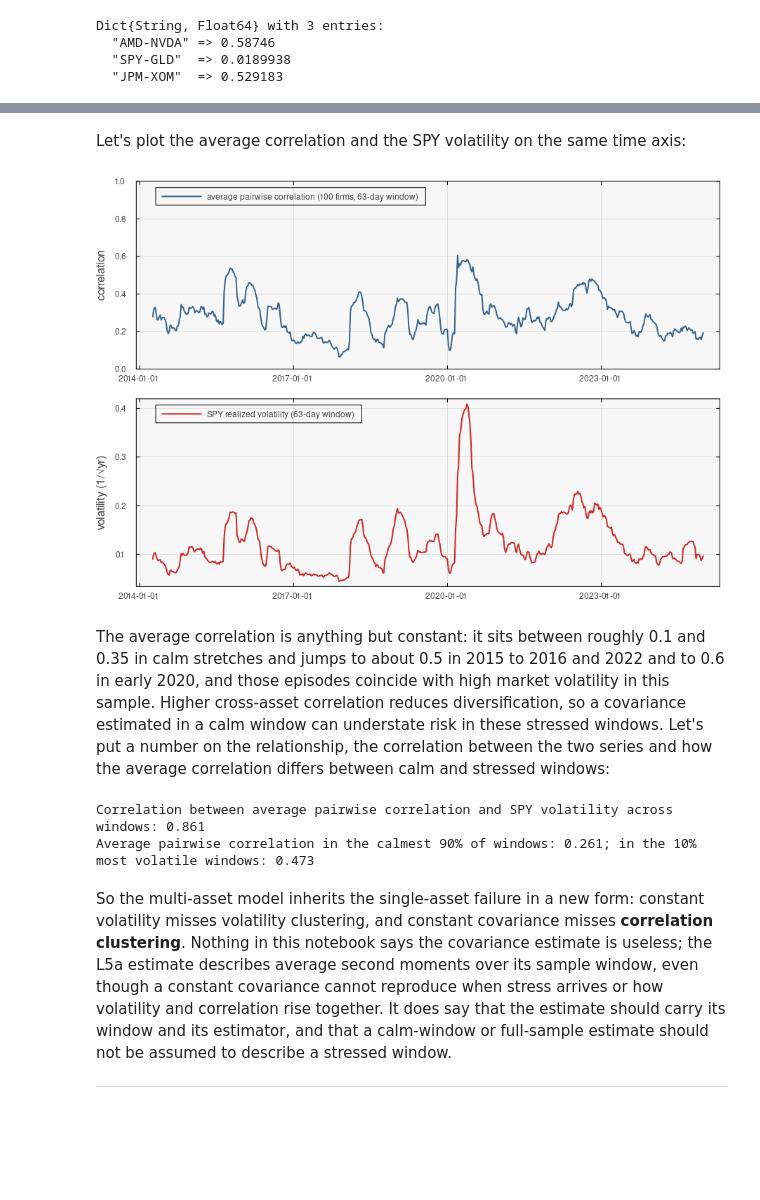
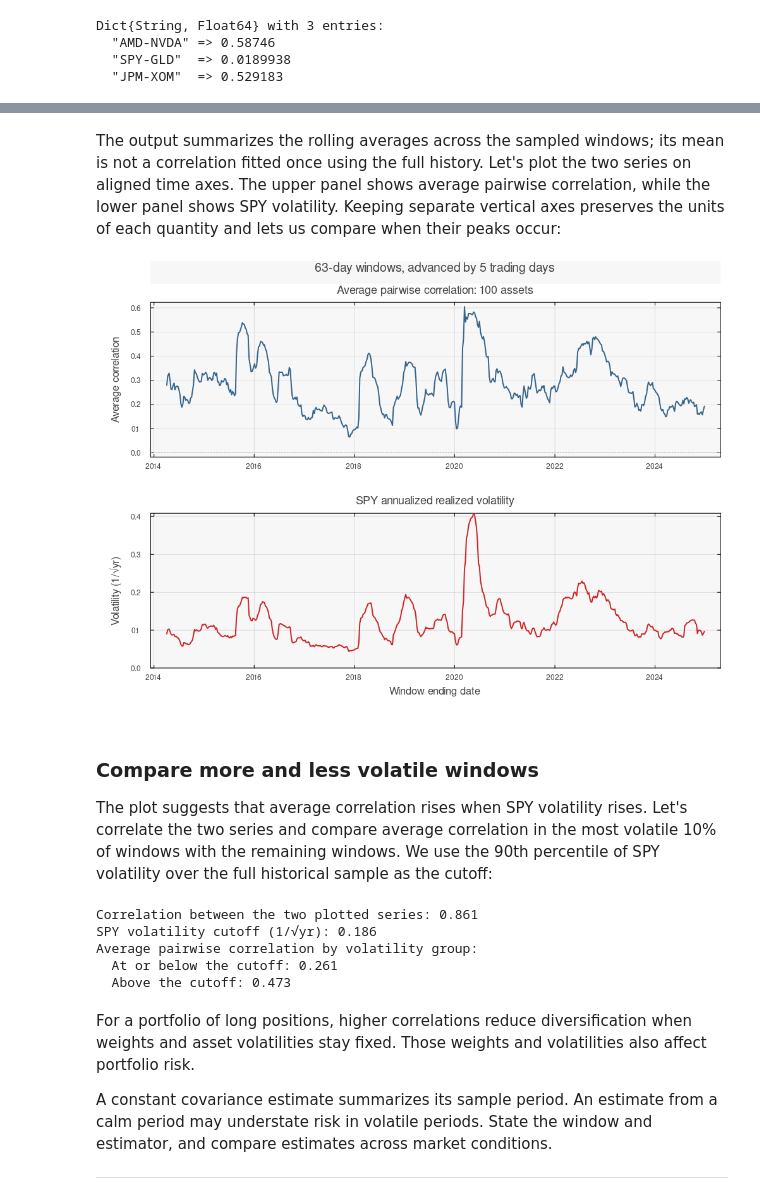
Before and after one commit to varnerlab/CHEME-5660-CourseRepository-Fall-2026, a Jupyter notebook: lectures/week-5/L5a/advanced/rolling-correlation/CHEME-5660-L5a-Advanced-RollingCorrelation-Fall-2026.ipynb, the cells around one changed output, grey strips where cells are left out. Drawn from its saved outputs; the diff is of its cells as text; code cells hidden in the pictures; blank space fills up the shorter version.

```diff
--- a/lectures/week-5/L5a/advanced/rolling-correlation/CHEME-5660-L5a-Advanced-RollingCorrelation-Fall-2026.ipynb
+++ b/lectures/week-5/L5a/advanced/rolling-correlation/CHEME-5660-L5a-Advanced-RollingCorrelation-Fall-2026.ipynb
@@ -41,0 +54,19 @@ We use the daily data for the firms in the [S&P 500](https://en.wikipedia.org/wi
+# %%
+dataset, list_of_tickers = let
+    original_dataset = MyTrainingMarketDataSet()["dataset"]; # Daily price records indexed by ticker.
+    maximum_number_trading_days = nrow(original_dataset["AAPL"]); # Length of the complete price history.
+    dataset = Dict(
+        ticker => records for (ticker, records) in original_dataset
+        if nrow(records) == maximum_number_trading_days
+    );
+    list_of_tickers = sort(collect(keys(dataset))); # Fixed column order for the growth-rate matrix.
+    reference_timestamps = dataset["AAPL"][!, :timestamp]; # Trading dates shared by the retained assets.
+
+    # Correlations require observations from the same trading intervals.
+    @assert all(
+        dataset[ticker][!, :timestamp] == reference_timestamps
+        for ticker in list_of_tickers
+    ) "Retained assets must have matching trading dates."
+
+    (dataset, list_of_tickers)
+end;
@@ -171,30 +404,60 @@ Average pairwise correlation over the decade: mean 0.282, min 0.065, max 0.605
 # %% [markdown]
-Let's plot the average correlation and the SPY volatility on the same time axis:
+The output summarizes the rolling averages across the sampled windows; its mean is not a correlation fitted once using the full history. Let's plot the two series on aligned time axes. The upper panel shows average pairwise correlation, while the lower panel shows SPY volatility. Keeping separate vertical axes preserves the units of each quantity and lets us compare when their peaks occur:
 # %%
 let
-    p1 = plot(universe_df.date, universe_df.mean_correlation; color = :steelblue4, lw = 2, label = "average pairwise correlation (100 firms, 63-day window)",
-        ylabel = "correlation", legend = :topleft, ylims = (0, 1))
-    p2 = plot(universe_df.date, universe_df.spy_volatility; color = :firebrick3, lw = 2, label = "SPY realized volatility (63-day window)",
-        ylabel = "volatility (1/√yr)", legend = :topleft)
-    plot(p1, p2; layout = (2, 1), size = (900, 620), link = :x)
+    years = 2014:2:2024
+    date_ticks = (Date.(years), string.(years))
+    p1 = plot(
+        universe_df.date, universe_df.mean_correlation;
+        color = :steelblue4, legend = false, ylabel = "Average correlation",
+        title = "Average pairwise correlation: $(subset_size) assets",
+    )
+    hline!(p1, [0.0]; color = :gray65, linestyle = :dot, linewidth = 1)
+    p2 = plot(
+        universe_df.date, universe_df.spy_volatility;
+        color = :firebrick3, legend = false, ylabel = "Volatility (1/√yr)",
+        title = "SPY annualized realized volatility", xlabel = "Window ending date",
+        ylims = (0, Inf),
+    )
+    plot(
+        p1, p2; layout = (2, 1), size = (1000, 720), link = :x,
+        xticks = date_ticks, left_margin = 8 * Plots.mm,
+        bottom_margin = 8 * Plots.mm, titlefontsize = 12,
+        plot_title = "$(correlation_window)-day windows, advanced by $(window_step) trading days",
+        plot_titlefontsize = 13,
+    )
 end
 # %% [output]
-[figure, old version]
+[figure, new version]
 # %% [markdown]
-The average correlation is anything but constant: it sits between roughly 0.1 and 0.35 in calm stretches and jumps to about 0.5 in 2015 to 2016 and 2022 and to 0.6 in early 2020, and those episodes coincide with high market volatility in this sample. Higher cross-asset correlation reduces diversification, so a covariance estimated in a calm window can understate risk in these stressed windows. Let's put a number on the relationship, the correlation between the two series and how the average correlation differs between calm and stressed windows:
+### Compare more and less volatile windows
+
+The plot suggests that average correlation rises when SPY volatility rises. Let's correlate the two series and compare average correlation in the most volatile 10% of windows with the remaining windows. We use the 90th percentile of SPY volatility over the full historical sample as the cutoff:
 # %%
+stress_quantile = 0.90; # Historical SPY-volatility percentile cutoff (fraction)
+
 let
     ρ_series = cor(universe_df.mean_correlation, universe_df.spy_volatility)
-    stressed = universe_df.spy_volatility .> quantile(universe_df.spy_volatility, 0.9)
-    println("Correlation between average pairwise correlation and SPY volatility across windows: $(round(ρ_series, digits=3))")
-    println("Average pairwise correlation in the calmest 90% of windows: $(round(mean(universe_df.mean_correlation[.!stressed]), digits=3)); in the 10% most volatile windows: $(round(mean(universe_df.mean_correlation[stressed]), digits=3))")
+    volatility_cutoff = quantile(universe_df.spy_volatility, stress_quantile)
+    stressed = universe_df.spy_volatility .> volatility_cutoff
+    remaining_mean = mean(universe_df.mean_correlation[.!stressed])
+    stressed_mean = mean(universe_df.mean_correlation[stressed])
+    println("Correlation between the two plotted series: ", round(ρ_series, digits=3))
+    println("SPY volatility cutoff (1/√yr): ", round(volatility_cutoff, digits=3))
+    println("Average pairwise correlation by volatility group:")
+    println("  At or below the cutoff: ", round(remaining_mean, digits=3))
+    println("  Above the cutoff: ", round(stressed_mean, digits=3))
 end
 # %% [output]
-Correlation between average pairwise correlation and SPY volatility across windows: 0.861
-Average pairwise correlation in the calmest 90% of windows: 0.261; in the 10% most volatile windows: 0.473
+Correlation between the two plotted series: 0.861
+SPY volatility cutoff (1/√yr): 0.186
+Average pairwise correlation by volatility group:
+  At or below the cutoff: 0.261
+  Above the cutoff: 0.473
 # %% [markdown]
-So the multi-asset model inherits the single-asset failure in a new form: constant volatility misses volatility clustering, and constant covariance misses __correlation clustering__. Nothing in this notebook says the covariance estimate is useless; the L5a estimate describes average second moments over its sample window, even though a constant covariance cannot reproduce when stress arrives or how volatility and correlation rise together. It does say that the estimate should carry its window and its estimator, and that a calm-window or full-sample estimate should not be assumed to describe a stressed window.
+For a portfolio of long positions, higher correlations reduce diversification when weights and asset volatilities stay fixed. Those weights and volatilities also affect portfolio risk.
 
+A constant covariance estimate summarizes its sample period. An estimate from a calm period may understate risk in volatile periods. State the window and estimator, and compare estimates across market conditions.
 
 ___
 # %% [markdown]
```
Also changed, not shown: parts of 24 cells of this notebook, 22 other files.
